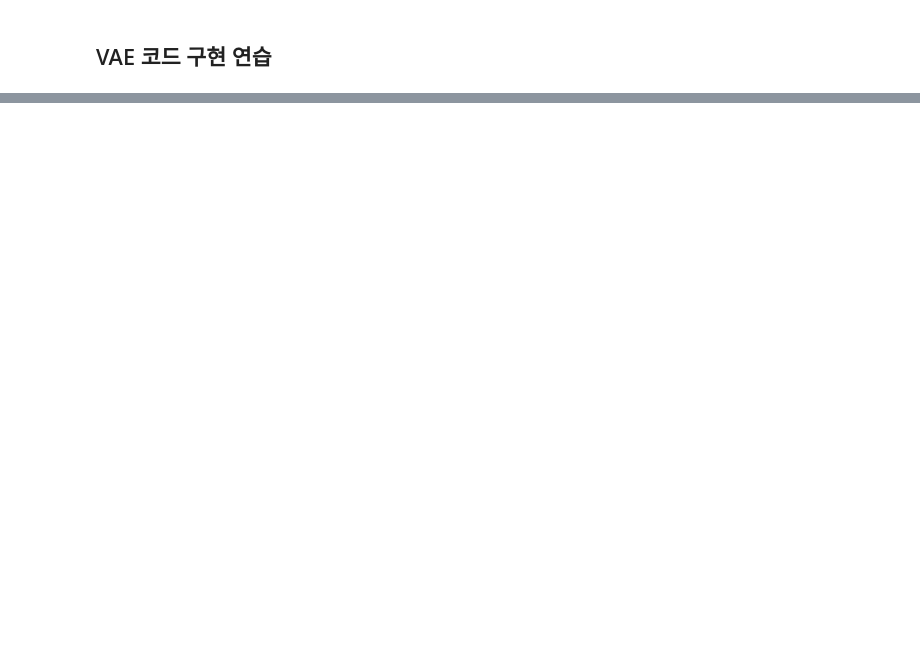
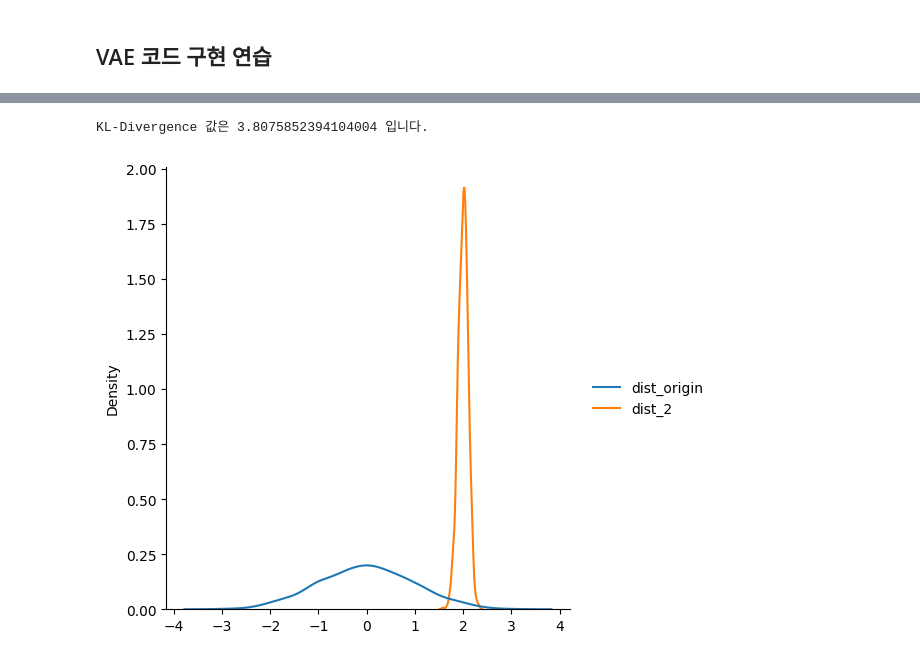
Before and after one commit to shayoyou/TIL, a Jupyter notebook: ai_lab/generation/250301_001_vae_ex.ipynb, the cells around one changed output, grey strips where cells are left out. Cells and saved outputs as stored; diff of their text form; code cells hidden in the pictures; blank space fills up the shorter version.

```diff
--- a/ai_lab/generation/250301_001_vae_ex.ipynb
+++ b/ai_lab/generation/250301_001_vae_ex.ipynb
@@ -166,0 +218,21 @@ sns.displot(
+# %%
+"""
+평균이 2, 표준편차가 0.1인 정규 분포를 생성하고,
+기존의 dist_origin 분포와 함께 시각화하여 비교합니다.
+KL Divergence 값을 계산하여 두 분포의 차이를 정량적으로 확인합니다.
+"""
+latent_mean, sigma = 2, 0.1
+dist_2 = np.random.normal(latent_mean, sigma, 1000)
+
+sns.displot(
+    dict(
+        dist_origin=dist_origin,
+        dist_2=dist_2,
+    ), multiple="layer", kind="kde"
+)
+
+kld = KLDivergenceLoss(torch.Tensor([latent_mean]), torch.Tensor([np.log(np.square(sigma))]))
+print(f"KL-Divergence 값은 {kld} 입니다.")
+# %% [output]
+KL-Divergence 값은 3.8075852394104004 입니다.
+[figure, added]
```
Also changed, not shown: parts of 21 cells of this notebook.
